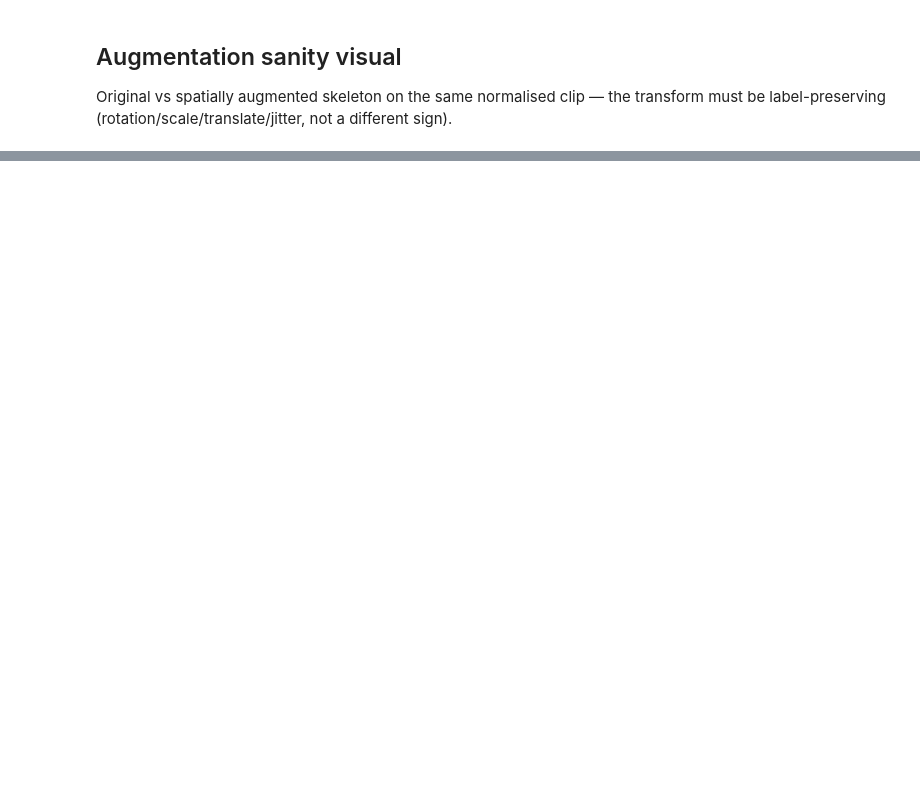
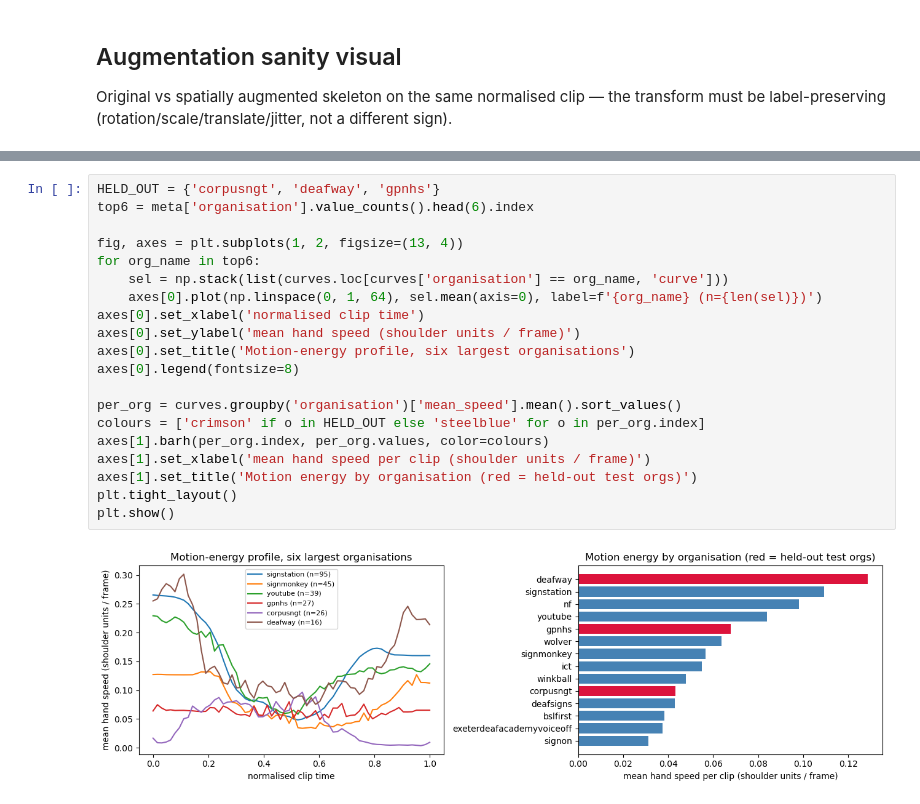
Before and after one commit to froggy238/bsl-word-transformer, a Jupyter notebook: notebooks/eda.ipynb, the cells around one changed output, grey strips where cells are left out. Cells and saved outputs as stored; diff of their text form; blank space fills up the shorter version.

```diff
--- a/notebooks/eda.ipynb
+++ b/notebooks/eda.ipynb
@@ -172,0 +298,22 @@ plt.show()
+# %%
+HELD_OUT = {'corpusngt', 'deafway', 'gpnhs'}
+top6 = meta['organisation'].value_counts().head(6).index
+
+fig, axes = plt.subplots(1, 2, figsize=(13, 4))
+for org_name in top6:
+    sel = np.stack(list(curves.loc[curves['organisation'] == org_name, 'curve']))
+    axes[0].plot(np.linspace(0, 1, 64), sel.mean(axis=0), label=f'{org_name} (n={len(sel)})')
+axes[0].set_xlabel('normalised clip time')
+axes[0].set_ylabel('mean hand speed (shoulder units / frame)')
+axes[0].set_title('Motion-energy profile, six largest organisations')
+axes[0].legend(fontsize=8)
+
+per_org = curves.groupby('organisation')['mean_speed'].mean().sort_values()
+colours = ['crimson' if o in HELD_OUT else 'steelblue' for o in per_org.index]
+axes[1].barh(per_org.index, per_org.values, color=colours)
+axes[1].set_xlabel('mean hand speed per clip (shoulder units / frame)')
+axes[1].set_title('Motion energy by organisation (red = held-out test orgs)')
+plt.tight_layout()
+plt.show()
+# %% [output]
+[figure, added]
```
Also changed, not shown: parts of 22 cells of this notebook.
